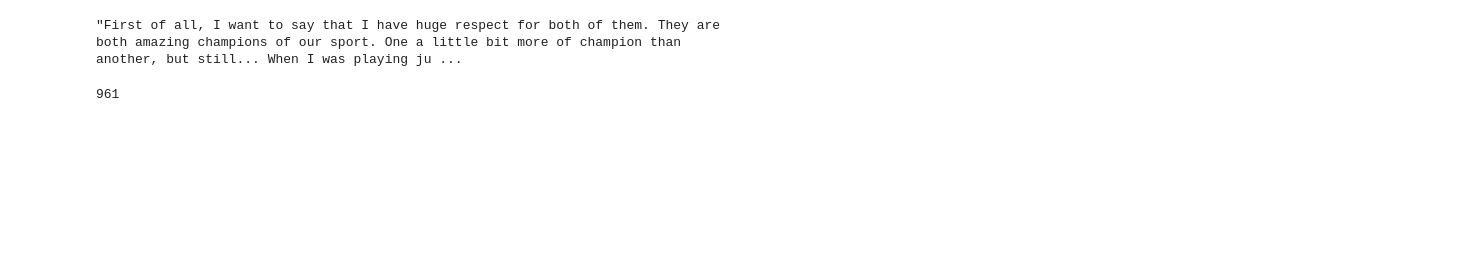
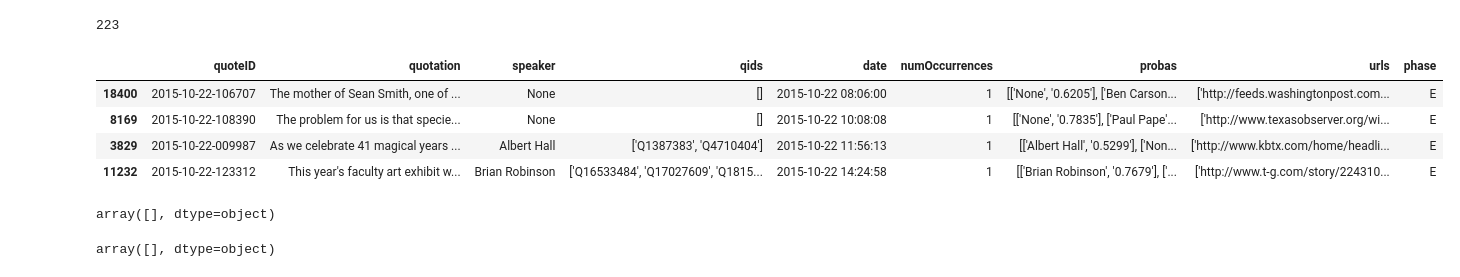
Before and after one commit to epfl-ada/ada-2021-project-data-alchemy, a Jupyter notebook: disaster_processing.ipynb, the cells around one changed output. Saved outputs shown, nothing was run; the diff lists cells and outputs as text; code cells hidden in the pictures; blank space fills up the shorter version.

Commit message:
Add filtered data and updated notebooks

```diff
--- a/disaster_processing.ipynb
+++ b/disaster_processing.ipynb
@@ -55,3 +97,3 @@ start_YEAR, end_YEAR
 # %%
-df_disaster_start_end = df_time_interval(disaster_df, start_YEAR, end_YEAR,date_attr='date')
+df_disaster_start_end = df_time_interval(disaster_df_quotes, start_YEAR, end_YEAR,date_attr='date')
 # %%
@@ -84,5 +107,5 @@ heat_tags_2020_pos = pd.DataFrame(
 # %%
-tags_pos_list = heat_tags_2020_pos.tags.values.tolist()
+tags_pos_list = disaster_YEAR_pos.tags.values.tolist()
 # %%
 tags_pos_list
 # %% [output]
@@ -95,4 +120,4 @@ tags_pos_list
 # Return regex pattern
 regex_pattern_pos = r'|'.join(tags_pos_list)
 # %%
-filtered_for_pos_new = extract_quotes(df_disaster_start_end, regex_pattern_pos).sort_values(by='date')
+filtered_for_pos = extract_quotes(df_disaster_start_end, regex_pattern_pos).sort_values(by='date')
@@ -115,4 +124,16 @@ filtered_for_pos_new
+# %%
+len(filtered_for_pos)
+# %% [output]
+223
+# %%
+filtered_for_pos.head(4)
+# %% [output]
+|  | quoteID | quotation | speaker | qids | date | numOccurrences | probas | urls | phase |
+| 18400 | 2015-10-22-106707 | The mother of Sean Smith, one of ... | None | [] | 2015-10-22 08:06:00 | 1 | [['None', '0.6205'], ['Ben Carson... | ['http://feeds.washingtonpost.com... | E |
+| 8169 | 2015-10-22-108390 | The problem for us is that specie... | None | [] | 2015-10-22 10:08:08 | 1 | [['None', '0.7835'], ['Paul Pape'... | ['http://www.texasobserver.org/wi... | E |
+| 3829 | 2015-10-22-009987 | As we celebrate 41 magical years ... | Albert Hall | ['Q1387383', 'Q4710404'] | 2015-10-22 11:56:13 | 1 | [['Albert Hall', '0.5299'], ['Non... | ['http://www.kbtx.com/home/headli... | E |
+| 11232 | 2015-10-22-123312 | This year's faculty art exhibit w... | Brian Robinson | ['Q16533484', 'Q17027609', 'Q1815... | 2015-10-22 14:24:58 | 1 | [['Brian Robinson', '0.7679'], ['... | ['http://www.t-g.com/story/224310... | E |
 # %%
-extract_quotes(filtered_for_pos, r'\b([bB]ush [fF]ires?)\b', complement=True).iloc[0].quotation
+extract_quotes(filtered_for_pos, r'\b(some_pattern)\b', complement=False).quotation.values
 # %% [output]
-"First of all, I want to say that I have huge respect for both of them. They are both amazing champions of our sport. One a little bit more of champion than another, but still... When I was playing ju ...
+array([], dtype=object)
@@ -237 +140,5 @@ heat_tags_2020_neg = pd.DataFrame(
+# %%
+extract_quotes(filtered_for_pos, r'some_pattern', field='urls', complement=False).quotation.values
+# %% [output]
+array([], dtype=object)
 # %%
@@ -244,7 +151,3 @@ filtered_for_pos_then_neg_new = extract_quotes(filtered_for_pos_new, regex_patte
-# %%
-len(filtered_for_pos_then_neg_new)
-# %% [output]
-961
 # %%
 len(filtered_for_pos_then_neg)
 # %% [output]
```
Also changed, not shown: parts of 40 cells of this notebook, 15 other files.
